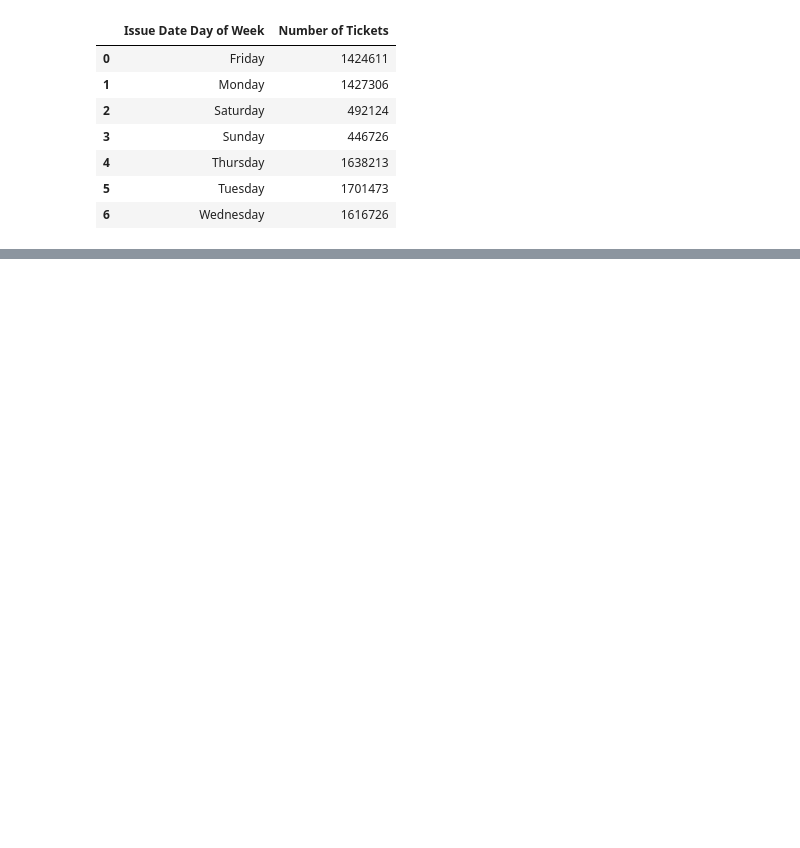
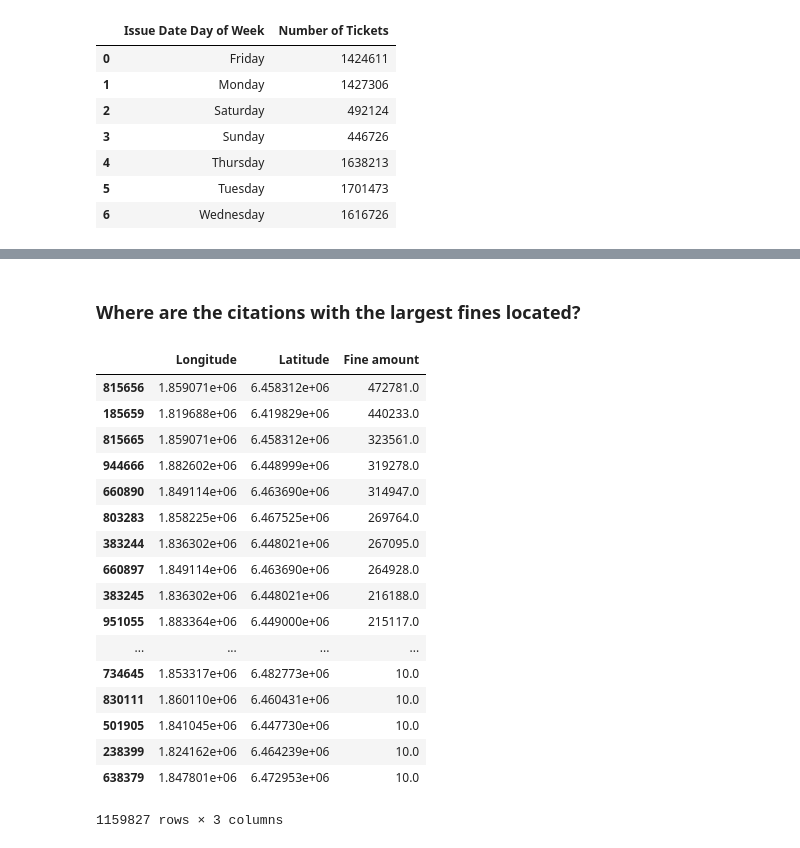
Before and after one commit to ROARMarketingConcepts/Data-Analysis-Projects, a Jupyter notebook: LA_Parking_Citation_Analysis.ipynb, the cells around one changed output, grey strips where cells are left out. Saved outputs shown, nothing was run; the diff lists cells and outputs as text; code cells hidden in the pictures; blank space fills up the shorter version.

```diff
--- a/LA_Parking_Citation_Analysis.ipynb
+++ b/LA_Parking_Citation_Analysis.ipynb
@@ -772,0 +331,26 @@ cd_mql_by_revenue
+# %% [markdown]
+### Where are the citations with the largest fines located?
+# %%
+df_fine_analysis = df[['Longitude', 'Latitude','Fine amount']].copy()
+df_fine_analysis = (df_fine_analysis[df_fine_analysis.Longitude != 99999]).dropna()
+df_fine_analysis = df_fine_analysis.groupby(['Longitude','Latitude'])['Fine amount'].sum().reset_index()
+df_fine_analysis.sort_values(by='Fine amount',ascending=False)
+# %% [output]
+|  | Longitude | Latitude | Fine amount |
+| 815656 | 1.859071e+06 | 6.458312e+06 | 472781.0 |
+| 185659 | 1.819688e+06 | 6.419829e+06 | 440233.0 |
+| 815665 | 1.859071e+06 | 6.458312e+06 | 323561.0 |
+| 944666 | 1.882602e+06 | 6.448999e+06 | 319278.0 |
+| 660890 | 1.849114e+06 | 6.463690e+06 | 314947.0 |
+| 803283 | 1.858225e+06 | 6.467525e+06 | 269764.0 |
+| 383244 | 1.836302e+06 | 6.448021e+06 | 267095.0 |
+| 660897 | 1.849114e+06 | 6.463690e+06 | 264928.0 |
+| 383245 | 1.836302e+06 | 6.448021e+06 | 216188.0 |
+| 951055 | 1.883364e+06 | 6.449000e+06 | 215117.0 |
+| ... | ... | ... | ... |
+| 734645 | 1.853317e+06 | 6.482773e+06 | 10.0 |
+| 830111 | 1.860110e+06 | 6.460431e+06 | 10.0 |
+| 501905 | 1.841045e+06 | 6.447730e+06 | 10.0 |
+| 238399 | 1.824162e+06 | 6.464239e+06 | 10.0 |
+| 638379 | 1.847801e+06 | 6.472953e+06 | 10.0 |
+1159827 rows × 3 columns
```
Also changed, not shown: parts of 100 cells of this notebook.
